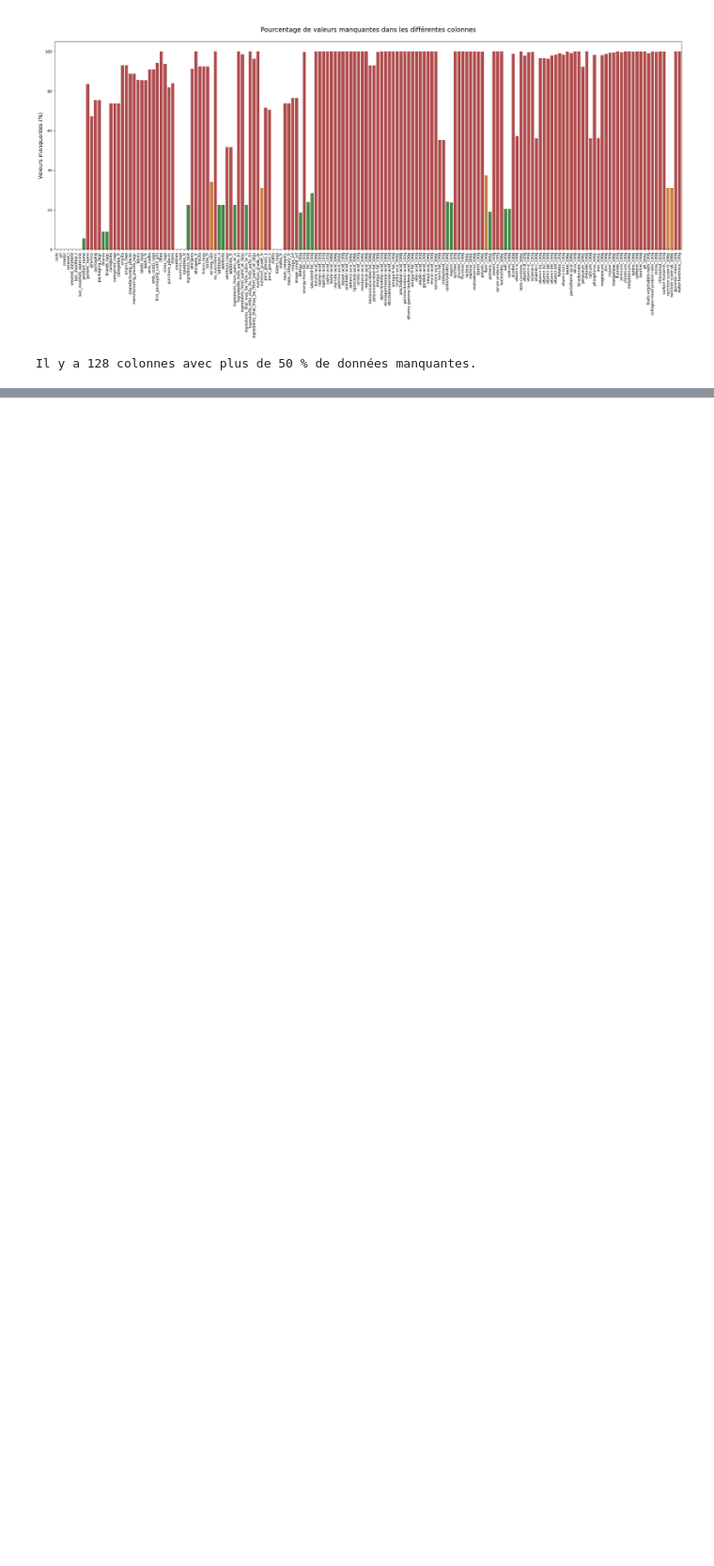
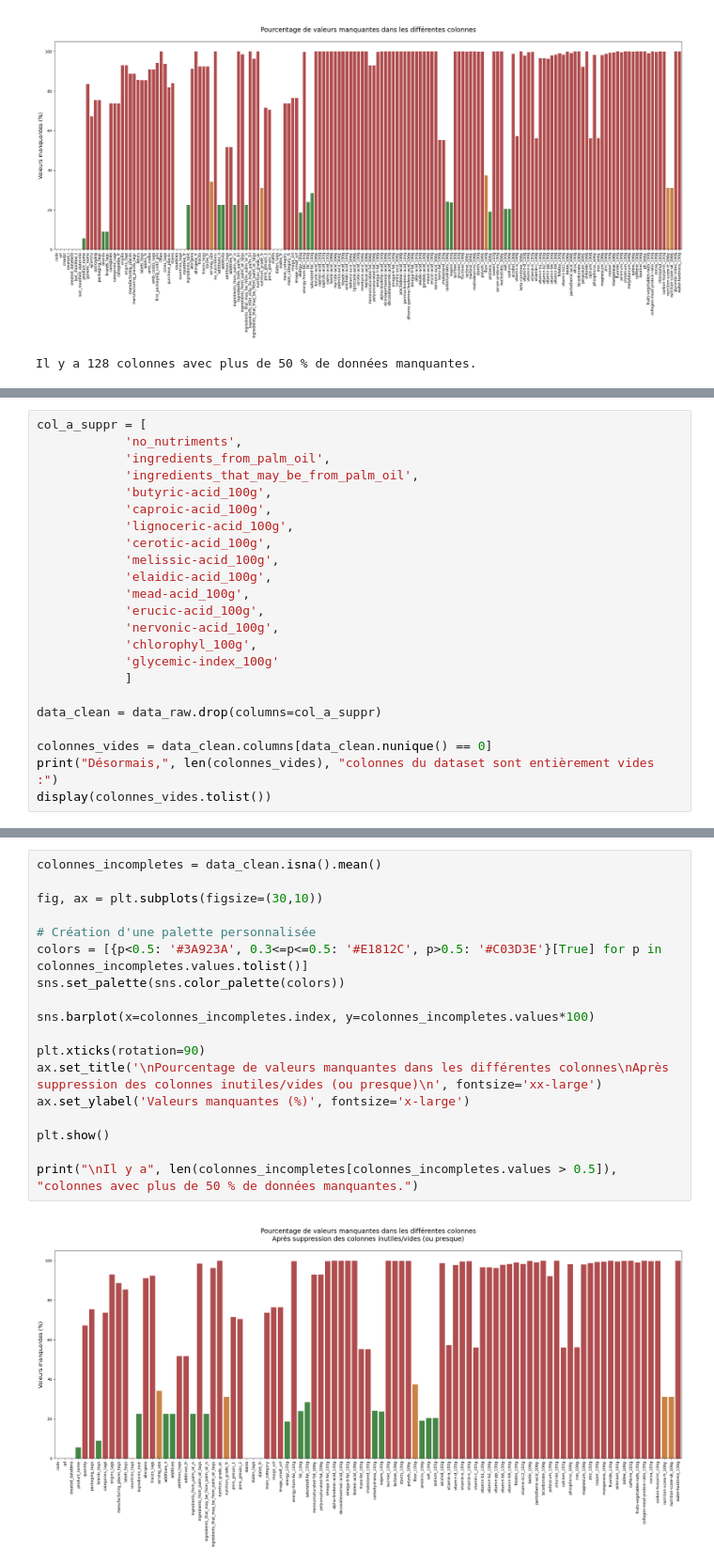
Before and after one commit to BiGHeaDMaX/Nettoyage-et-EDA, a Jupyter notebook: OCR - Projet 2.ipynb, the cells around one changed output, grey strips where cells are left out. Shown at 94% size. Cells and saved outputs as stored; diff of their text form; blank space fills up the shorter version.

Commit message:
Suppressions des colonnes non désirées

```diff
--- a/OCR - Projet 2.ipynb
+++ b/OCR - Projet 2.ipynb
@@ -185,0 +300,23 @@ Il y a 128 colonnes avec plus de 50 % de données manquantes.
+# %%
+col_a_suppr = [
+            'no_nutriments',
+            'ingredients_from_palm_oil',
+            'ingredients_that_may_be_from_palm_oil',
+            'butyric-acid_100g',
+            'caproic-acid_100g',
+            'lignoceric-acid_100g',
+            'cerotic-acid_100g',
+            'melissic-acid_100g',
+            'elaidic-acid_100g',
+            'mead-acid_100g',
+            'erucic-acid_100g',
+            'nervonic-acid_100g',
+            'chlorophyl_100g',
+            'glycemic-index_100g'
+            ]
+
+data_clean = data_raw.drop(columns=col_a_suppr)
+
+colonnes_vides = data_clean.columns[data_clean.nunique() == 0]
+print("Désormais,", len(colonnes_vides), "colonnes du dataset sont entièrement vides :")
+display(colonnes_vides.tolist())
@@ -185,0 +564,20 @@ Il y a 128 colonnes avec plus de 50 % de données manquantes.
+# %%
+colonnes_incompletes = data_clean.isna().mean()
+
+fig, ax = plt.subplots(figsize=(30,10))
+
+# Création d'une palette personnalisée
+colors = [{p<0.5: '#3A923A', 0.3<=p<=0.5: '#E1812C', p>0.5: '#C03D3E'}[True] for p in colonnes_incompletes.values.tolist()]
+sns.set_palette(sns.color_palette(colors))
+
+sns.barplot(x=colonnes_incompletes.index, y=colonnes_incompletes.values*100)
+
+plt.xticks(rotation=90)
+ax.set_title('\nPourcentage de valeurs manquantes dans les différentes colonnes\nAprès suppression des colonnes inutiles/vides (ou presque)\n', fontsize='xx-large')
+ax.set_ylabel('Valeurs manquantes (%)', fontsize='x-large')
+
+plt.show()
+
+print("\nIl y a", len(colonnes_incompletes[colonnes_incompletes.values > 0.5]), "colonnes avec plus de 50 % de données manquantes.")
+# %% [output]
+[figure, added]
```
Also changed, not shown: parts of 25 cells of this notebook.
